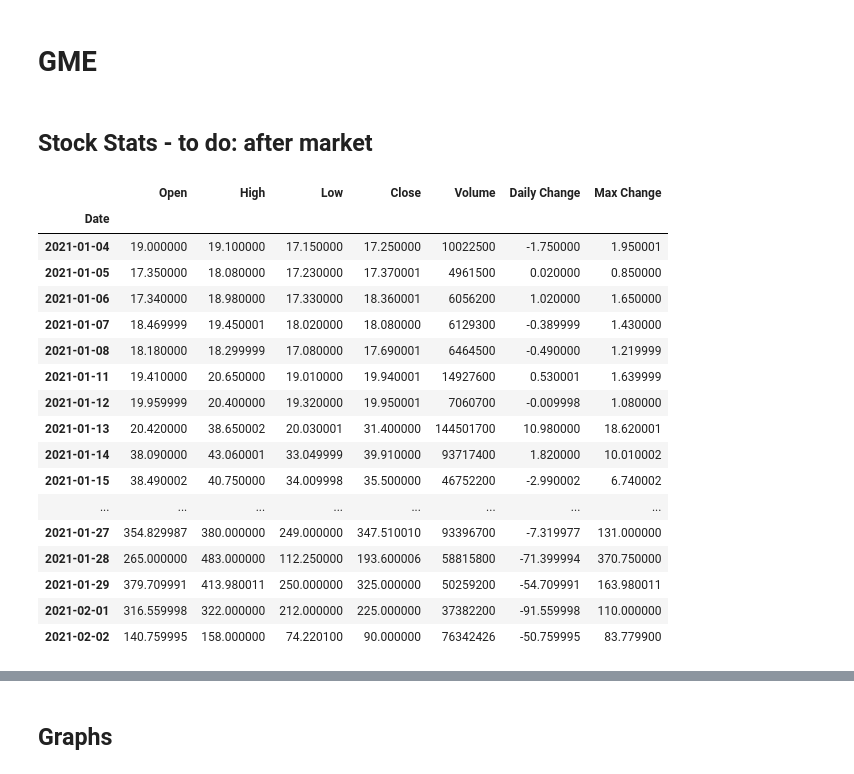
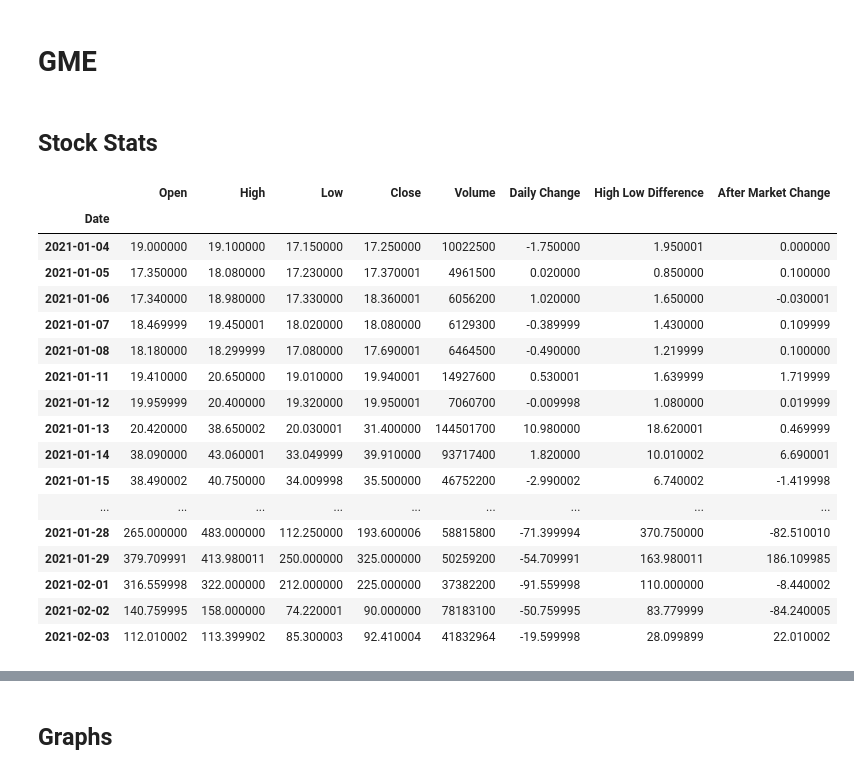
Before and after one commit to The-Short-Squeeze/GameStop-Data, a Jupyter notebook: gme-yfinance.ipynb, the cells around one changed output, grey strips where cells are left out. Drawn from its saved outputs; the diff is of its cells as text; code cells hidden in the pictures.

```diff
--- a/gme-yfinance.ipynb
+++ b/gme-yfinance.ipynb
@@ -55,39 +57,39 @@ Summary: GameStop Corp. operates as a multichannel video game, consumer electron
 # %% [markdown]
 # GME
 # %% [markdown]
-## Stock Stats - to do: after market
+## Stock Stats
 # %%
 # Get historical market data
 hist = gme.history(period="1mo")
 clean_hist = hist.drop(['Dividends', 'Stock Splits'], axis=1)
 
-difference = clean_hist['Close'] - clean_hist['Open']
-difference.to_frame()
+clean_hist["Daily Change"] = clean_hist['Close'] - clean_hist['Open']
 
-maxdifference = clean_hist['High'] - clean_hist['Low']
-maxdifference.to_frame()
+clean_hist["High Low Difference"] = clean_hist['High'] - clean_hist['Low']
 
-clean_hist = pd.concat([clean_hist,difference,maxdifference],axis=1)
-clean_hist = clean_hist.rename(columns={0:"Daily Change",1:"Max Change"})
+clean_hist["After Market Change"] = 0.0
+for i in range(len(clean_hist)-1):
+    clean_hist["After Market Change"][i+1] = clean_hist["Open"][i+1] - clean_hist["Close"][i]
+
 clean_hist
 # %% [output]
-|  | Open | High | Low | Close | Volume | Daily Change | Max Change |
-| Date |  |  |  |  |  |  |  |
-| 2021-01-04 | 19.000000 | 19.100000 | 17.150000 | 17.250000 | 10022500 | -1.750000 | 1.950001 |
-| 2021-01-05 | 17.350000 | 18.080000 | 17.230000 | 17.370001 | 4961500 | 0.020000 | 0.850000 |
-| 2021-01-06 | 17.340000 | 18.980000 | 17.330000 | 18.360001 | 6056200 | 1.020000 | 1.650000 |
-| 2021-01-07 | 18.469999 | 19.450001 | 18.020000 | 18.080000 | 6129300 | -0.389999 | 1.430000 |
-| 2021-01-08 | 18.180000 | 18.299999 | 17.080000 | 17.690001 | 6464500 | -0.490000 | 1.219999 |
-| 2021-01-11 | 19.410000 | 20.650000 | 19.010000 | 19.940001 | 14927600 | 0.530001 | 1.639999 |
-| 2021-01-12 | 19.959999 | 20.400000 | 19.320000 | 19.950001 | 7060700 | -0.009998 | 1.080000 |
-| 2021-01-13 | 20.420000 | 38.650002 | 20.030001 | 31.400000 | 144501700 | 10.980000 | 18.620001 |
-| 2021-01-14 | 38.090000 | 43.060001 | 33.049999 | 39.910000 | 93717400 | 1.820000 | 10.010002 |
-| 2021-01-15 | 38.490002 | 40.750000 | 34.009998 | 35.500000 | 46752200 | -2.990002 | 6.740002 |
-| ... | ... | ... | ... | ... | ... | ... | ... |
-| 2021-01-27 | 354.829987 | 380.000000 | 249.000000 | 347.510010 | 93396700 | -7.319977 | 131.000000 |
-| 2021-01-28 | 265.000000 | 483.000000 | 112.250000 | 193.600006 | 58815800 | -71.399994 | 370.750000 |
-| 2021-01-29 | 379.709991 | 413.980011 | 250.000000 | 325.000000 | 50259200 | -54.709991 | 163.980011 |
-| 2021-02-01 | 316.559998 | 322.000000 | 212.000000 | 225.000000 | 37382200 | -91.559998 | 110.000000 |
-| 2021-02-02 | 140.759995 | 158.000000 | 74.220100 | 90.000000 | 76342426 | -50.759995 | 83.779900 |
+|  | Open | High | Low | Close | Volume | Daily Change | High Low Difference | After Market Change |
+| Date |  |  |  |  |  |  |  |  |
+| 2021-01-04 | 19.000000 | 19.100000 | 17.150000 | 17.250000 | 10022500 | -1.750000 | 1.950001 | 0.000000 |
+| 2021-01-05 | 17.350000 | 18.080000 | 17.230000 | 17.370001 | 4961500 | 0.020000 | 0.850000 | 0.100000 |
+| 2021-01-06 | 17.340000 | 18.980000 | 17.330000 | 18.360001 | 6056200 | 1.020000 | 1.650000 | -0.030001 |
+| 2021-01-07 | 18.469999 | 19.450001 | 18.020000 | 18.080000 | 6129300 | -0.389999 | 1.430000 | 0.109999 |
+| 2021-01-08 | 18.180000 | 18.299999 | 17.080000 | 17.690001 | 6464500 | -0.490000 | 1.219999 | 0.100000 |
+| 2021-01-11 | 19.410000 | 20.650000 | 19.010000 | 19.940001 | 14927600 | 0.530001 | 1.639999 | 1.719999 |
+| 2021-01-12 | 19.959999 | 20.400000 | 19.320000 | 19.950001 | 7060700 | -0.009998 | 1.080000 | 0.019999 |
+| 2021-01-13 | 20.420000 | 38.650002 | 20.030001 | 31.400000 | 144501700 | 10.980000 | 18.620001 | 0.469999 |
+| 2021-01-14 | 38.090000 | 43.060001 | 33.049999 | 39.910000 | 93717400 | 1.820000 | 10.010002 | 6.690001 |
+| 2021-01-15 | 38.490002 | 40.750000 | 34.009998 | 35.500000 | 46752200 | -2.990002 | 6.740002 | -1.419998 |
+| ... | ... | ... | ... | ... | ... | ... | ... | ... |
+| 2021-01-28 | 265.000000 | 483.000000 | 112.250000 | 193.600006 | 58815800 | -71.399994 | 370.750000 | -82.510010 |
+| 2021-01-29 | 379.709991 | 413.980011 | 250.000000 | 325.000000 | 50259200 | -54.709991 | 163.980011 | 186.109985 |
+| 2021-02-01 | 316.559998 | 322.000000 | 212.000000 | 225.000000 | 37382200 | -91.559998 | 110.000000 | -8.440002 |
+| 2021-02-02 | 140.759995 | 158.000000 | 74.220001 | 90.000000 | 78183100 | -50.759995 | 83.779999 | -84.240005 |
+| 2021-02-03 | 112.010002 | 113.399902 | 85.300003 | 92.410004 | 41832964 | -19.599998 | 28.099899 | 22.010002 |
 # %%
 # Get stats
```
Also changed, not shown: parts of 6 cells of this notebook.
